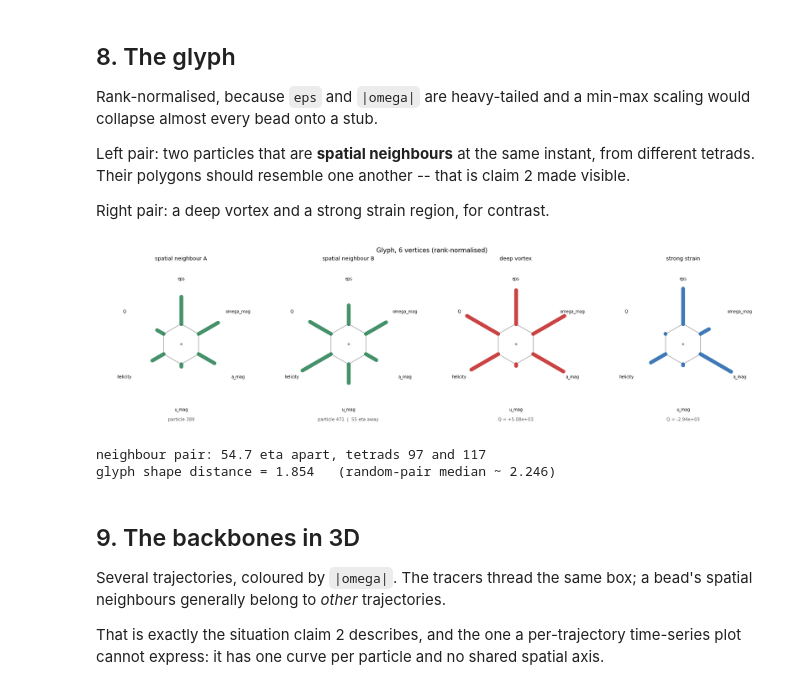
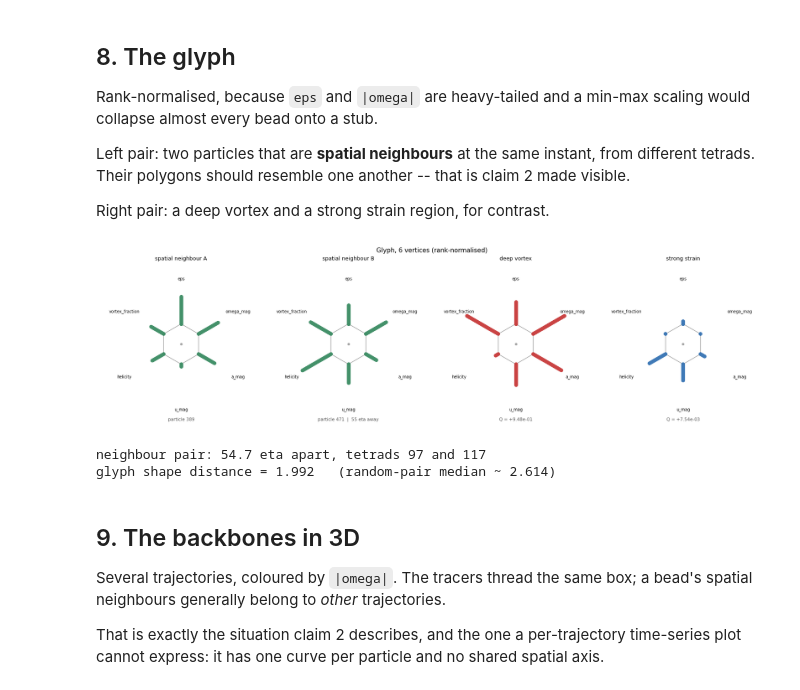
Before and after one commit to ScheWann/Sail_General, a Jupyter notebook: Scripts/turb_lagr.ipynb, the cells around one changed output. Drawn from its saved outputs; the diff is of its cells as text; code cells hidden in the pictures.

```diff
--- a/Scripts/turb_lagr.ipynb
+++ b/Scripts/turb_lagr.ipynb
@@ -100,7 +100,7 @@ L_BOX    = 2*np.pi
 NU       = 1e-4                 # kinematic viscosity
 T_TOTAL  = 4.5                  # total integration time of the DNS
 
-CHANNELS = ["u_mag", "a_mag", "omega_mag", "eps", "Q", "helicity"]
+CHANNELS = ["u_mag", "a_mag", "omega_mag", "eps", "vortex_fraction", "helicity"]
 
 # --- claim-2 test parameters ------------------------------------------------
 T_START     = 1000              # skip early times: seeding tetrads must disperse first
@@ -212,7 +212,7 @@ CH = {
     "a_mag":     np.linalg.norm(Acc, axis=-1),
     "omega_mag": np.linalg.norm(omega, axis=-1),
     "eps":       2*NU*S2,
-    "Q":         0.5*(W2 - S2),
+    "vortex_fraction": W2 / (W2 + S2 + 1e-30),
     "helicity":  np.einsum("...i,...i->...", U, omega),
 }
 
@@ -333,7 +333,7 @@ for RAD in RADII_ETA:
         P = np.mod(X[:, k], L_BOX)
         Cm = np.stack([CH[c][:, k] for c in CHANNELS], axis=1)
         Z  = (Cm - Cm.mean(0)) / Cm.std(0)
-        lab = (CH["Q"][:, k] > 0).astype(int)
+        lab = (CH["vortex_fraction"][:, k] > 0.5).astype(int)
 
         pr = cKDTree(P, boxsize=L_BOX).query_pairs(RAD*eta, output_type="ndarray")
         if len(pr) == 0:
@@ -539,37 +539,38 @@ def draw_glyph(ax, vals, title, color, sub=""):
     ax.set_title(title, fontsize=8.5)
     if sub:
         ax.text(0, -3.8, sub, ha="center", fontsize=7, color="0.35")
 
 # find a tight cross-tetrad spatial pair
 kk = T - 1
 P = np.mod(X[:, kk], L_BOX)
 pr = cKDTree(P, boxsize=L_BOX).query_pairs(RADII_ETA[1]*eta, output_type="ndarray")
 pr = pr[TETRAD[pr[:, 0]] != TETRAD[pr[:, 1]]]
 d  = np.linalg.norm(np.minimum(np.abs(P[pr[:,0]]-P[pr[:,1]]),
                                L_BOX-np.abs(P[pr[:,0]]-P[pr[:,1]])), axis=1)
 a_, b_ = pr[np.argmin(d)]
 ga, gb = a_*T + kk, b_*T + kk
 
-Qflat = CH["Q"].ravel()
+Qflat = CH["vortex_fraction"].ravel()
+label = (Qflat > 0.5).astype(int)
 qi = np.argsort(Qflat)
 i_strain, i_vortex = qi[len(qi)//200], qi[-len(qi)//200]
 
 fig, axes = plt.subplots(1, 4, figsize=(15, 4.2))
 draw_glyph(axes[0], Rn[ga], "spatial neighbour A", "#2f855a", f"particle {a_}")
 draw_glyph(axes[1], Rn[gb], "spatial neighbour B", "#2f855a",
            f"particle {b_}  |  {d.min()/eta:.0f} eta away")
 draw_glyph(axes[2], Rn[i_vortex], "deep vortex", "#c53030", f"Q = {Qflat[i_vortex]:+.2e}")
 draw_glyph(axes[3], Rn[i_strain], "strong strain", "#2b6cb0", f"Q = {Qflat[i_strain]:+.2e}")
 fig.suptitle(f"Glyph, {len(CHANNELS)} vertices (rank-normalised)", fontsize=10)
 plt.tight_layout(); plt.show()
 
 print(f"neighbour pair: {d.min()/eta:.1f} eta apart, tetrads {TETRAD[a_]} and {TETRAD[b_]}")
 print(f"glyph shape distance = {np.linalg.norm(Zc[ga]-Zc[gb]):.3f}   "
       f"(random-pair median ~ {np.median(dr):.3f})")
 # %% [output]
-[figure, old version]
+[figure, new version]
 neighbour pair: 54.7 eta apart, tetrads 97 and 117
-glyph shape distance = 1.854   (random-pair median ~ 2.246)
+glyph shape distance = 1.992   (random-pair median ~ 2.614)
 # %% [markdown]
 ## 9. The backbones in 3D
 
```
Also changed, not shown: parts of 5 cells of this notebook, 2 other files.
